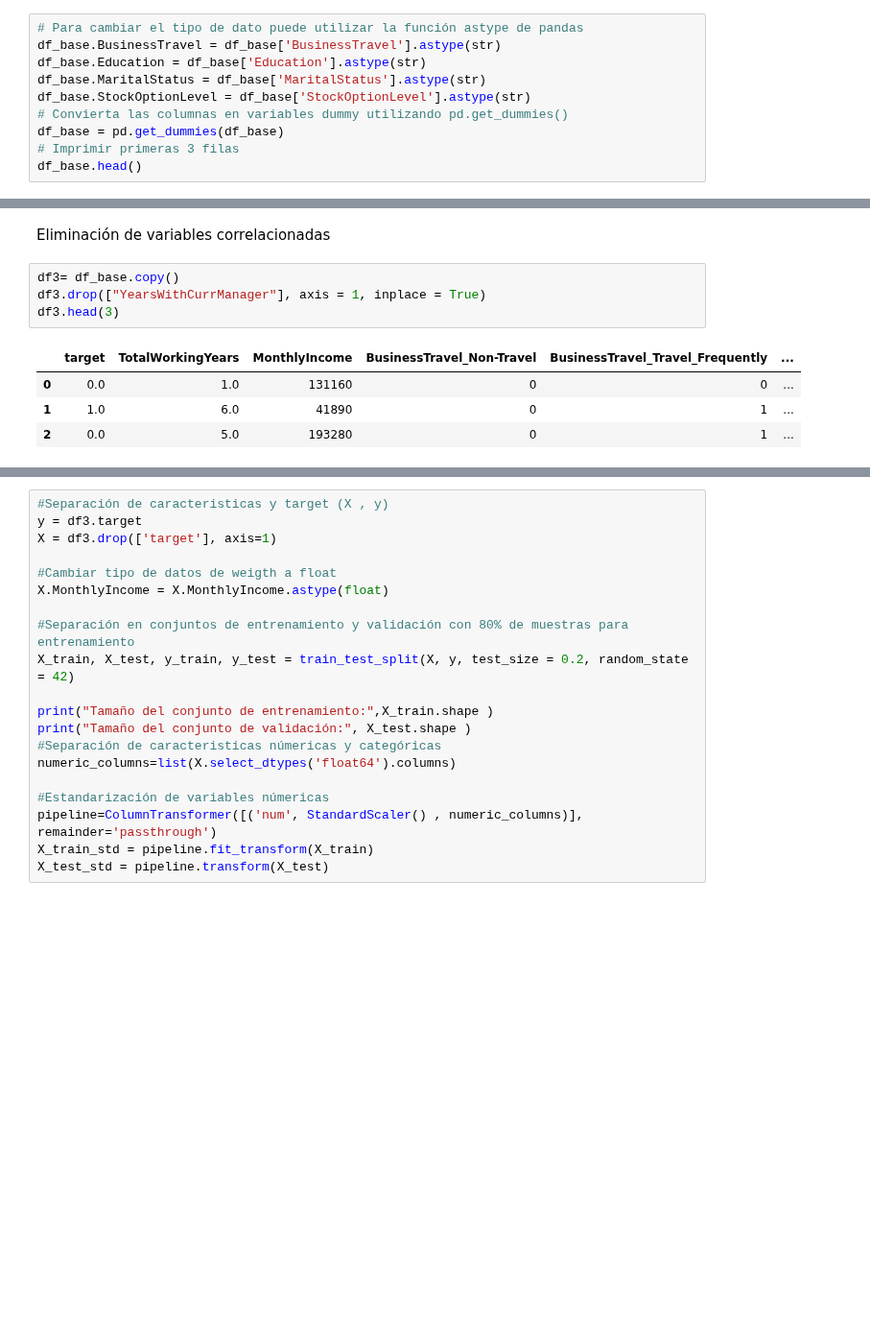
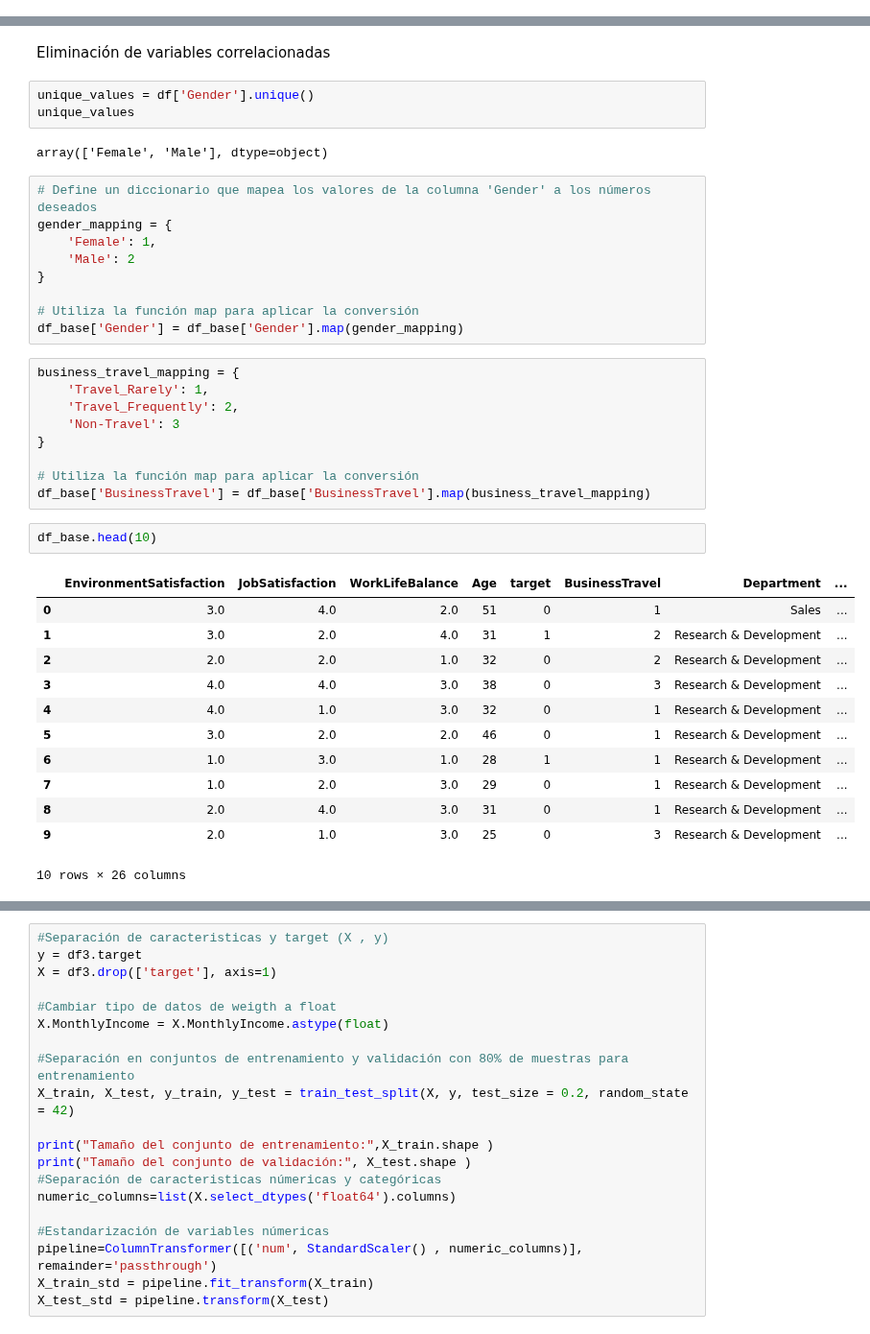
Before and after one commit to JavierBurgos-web/PROYECTO_ANALITICA_II, a Jupyter notebook: Entrega_uno.ipynb, the cells around one changed output, grey strips where cells are left out. Shown at 96% size. Saved outputs shown, nothing was run; the diff lists cells and outputs as text; blank space fills up the shorter version.

```diff
--- a/Entrega_uno.ipynb
+++ b/Entrega_uno.ipynb
@@ -534,10 +511,0 @@ memory usage: 190.2 KB
-# %%
-# Para cambiar el tipo de dato puede utilizar la función astype de pandas
-df_base.BusinessTravel = df_base['BusinessTravel'].astype(str)
-df_base.Education = df_base['Education'].astype(str)
-df_base.MaritalStatus = df_base['MaritalStatus'].astype(str)
-df_base.StockOptionLevel = df_base['StockOptionLevel'].astype(str)
-# Convierta las columnas en variables dummy utilizando pd.get_dummies()
-df_base = pd.get_dummies(df_base)
-# Imprimir primeras 3 filas
-df_base.head()
@@ -680,12 +513,41 @@ Text(0.5, 0, 'Random Forest Feature Importance')
 # e. Selección de variables
 # %% [markdown]
 Eliminación de variables correlacionadas
-# %%
-df3= df_base.copy()
-df3.drop(["YearsWithCurrManager"], axis = 1, inplace = True)
-df3.head(3)
-# %% [output]
-|  | target | TotalWorkingYears | MonthlyIncome | BusinessTravel_Non-Travel | BusinessTravel_Travel_Frequently | ... |
-| 0 | 0.0 | 1.0 | 131160 | 0 | 0 | ... |
-| 1 | 1.0 | 6.0 | 41890 | 0 | 1 | ... |
-| 2 | 0.0 | 5.0 | 193280 | 0 | 1 | ... |
+# %%
+unique_values = df['Gender'].unique()
+unique_values
+# %% [output]
+array(['Female', 'Male'], dtype=object)
+# %%
+# Define un diccionario que mapea los valores de la columna 'Gender' a los números deseados
+gender_mapping = {
+    'Female': 1,
+    'Male': 2
+}
+
+# Utiliza la función map para aplicar la conversión
+df_base['Gender'] = df_base['Gender'].map(gender_mapping)
+# %%
+business_travel_mapping = {
+    'Travel_Rarely': 1,
+    'Travel_Frequently': 2,
+    'Non-Travel': 3
+}
+
+# Utiliza la función map para aplicar la conversión
+df_base['BusinessTravel'] = df_base['BusinessTravel'].map(business_travel_mapping)
+# %%
+df_base.head(10)
+# %% [output]
+|  | EnvironmentSatisfaction | JobSatisfaction | WorkLifeBalance | Age | target | BusinessTravel | Department | ... |
+| 0 | 3.0 | 4.0 | 2.0 | 51 | 0 | 1 | Sales | ... |
+| 1 | 3.0 | 2.0 | 4.0 | 31 | 1 | 2 | Research & Development | ... |
+| 2 | 2.0 | 2.0 | 1.0 | 32 | 0 | 2 | Research & Development | ... |
+| 3 | 4.0 | 4.0 | 3.0 | 38 | 0 | 3 | Research & Development | ... |
+| 4 | 4.0 | 1.0 | 3.0 | 32 | 0 | 1 | Research & Development | ... |
+| 5 | 3.0 | 2.0 | 2.0 | 46 | 0 | 1 | Research & Development | ... |
+| 6 | 1.0 | 3.0 | 1.0 | 28 | 1 | 1 | Research & Development | ... |
+| 7 | 1.0 | 2.0 | 3.0 | 29 | 0 | 1 | Research & Development | ... |
+| 8 | 2.0 | 4.0 | 3.0 | 31 | 0 | 1 | Research & Development | ... |
+| 9 | 2.0 | 1.0 | 3.0 | 25 | 0 | 3 | Research & Development | ... |
+10 rows × 26 columns
```
Also changed, not shown: parts of 44 cells of this notebook.
